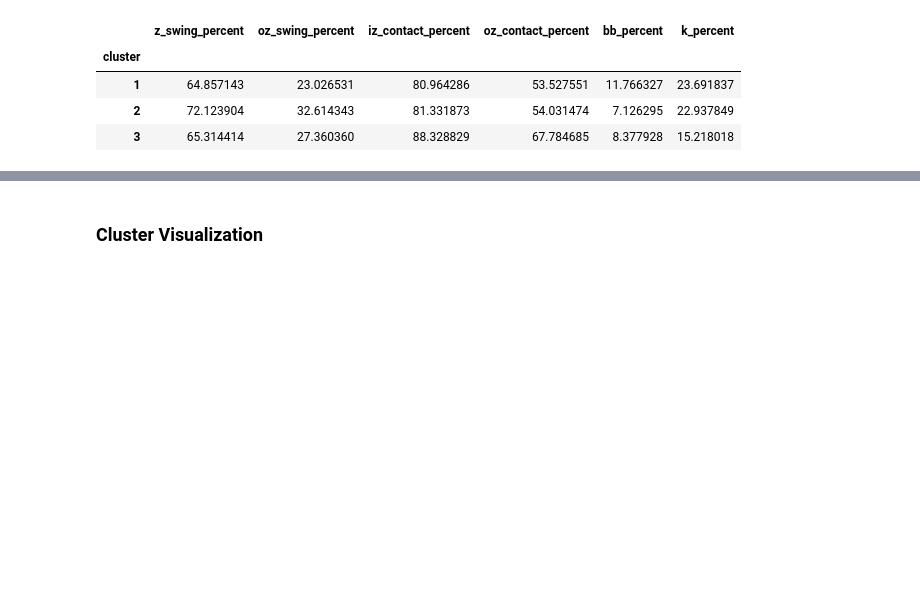
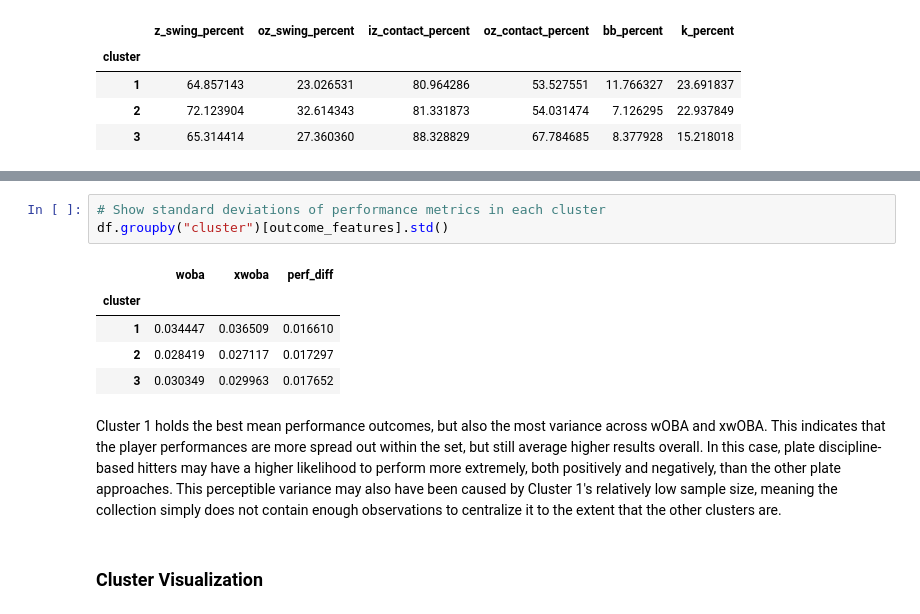
Before and after one commit to Chris83848/MLB-Data-Mining, a Jupyter notebook: notebooks/EDA.ipynb, the cells around one changed output, grey strips where cells are left out. Cells and saved outputs as stored; diff of their text form; blank space fills up the shorter version.

```diff
--- a/notebooks/EDA.ipynb
+++ b/notebooks/EDA.ipynb
@@ -604,2 +612,13 @@ When it comes to the average performance outcomes of the three clusters, cluster
+# %%
+# Show standard deviations of performance metrics in each cluster
+df.groupby("cluster")[outcome_features].std()
+# %% [output]
+|  | woba | xwoba | perf_diff |
+| cluster |  |  |  |
+| 1 | 0.034447 | 0.036509 | 0.016610 |
+| 2 | 0.028419 | 0.027117 | 0.017297 |
+| 3 | 0.030349 | 0.029963 | 0.017652 |
+# %% [markdown]
+Cluster 1 holds the best mean performance outcomes, but also the most variance across wOBA and xwOBA. This indicates that the player performances are more spread out within the set, but still average higher results overall. In this case, plate discipline-based hitters may have a higher likelihood to perform more extremely, both positively and negatively, than the other plate approaches. This perceptible variance may also have been caused by Cluster 1's relatively low sample size, meaning the collection simply does not contain enough observations to centralize it to the extent that the other clusters are.
 # %% [markdown]
 ### Cluster Visualization
```
Also changed, not shown: parts of 5 cells of this notebook.
